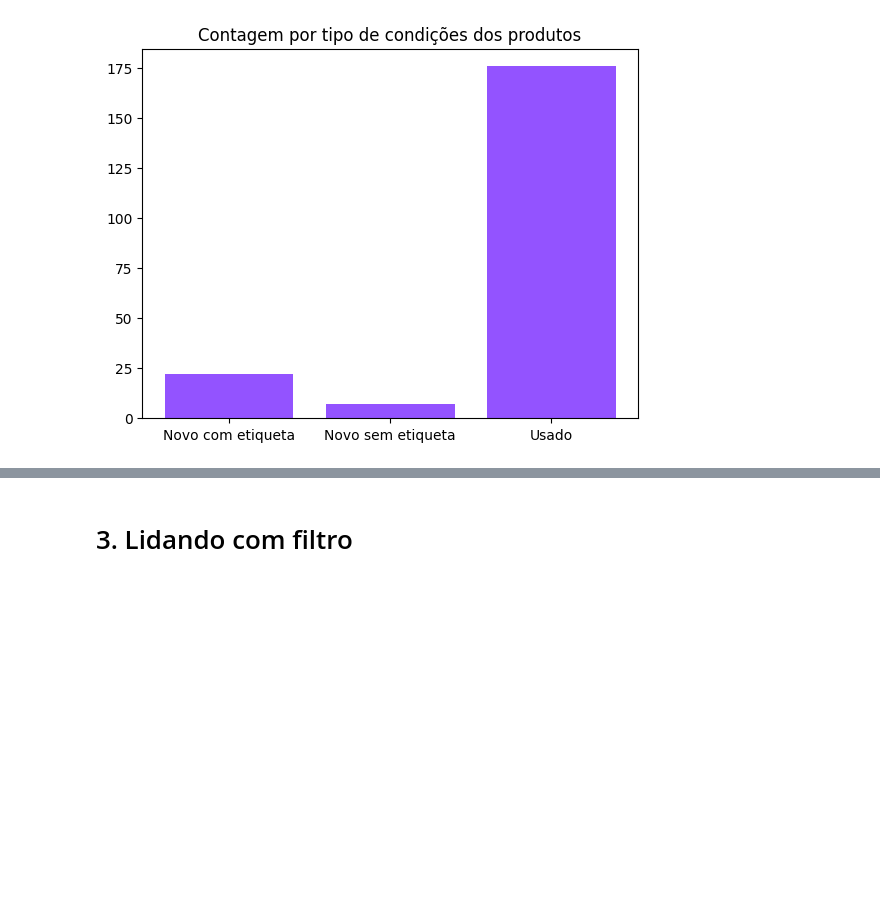
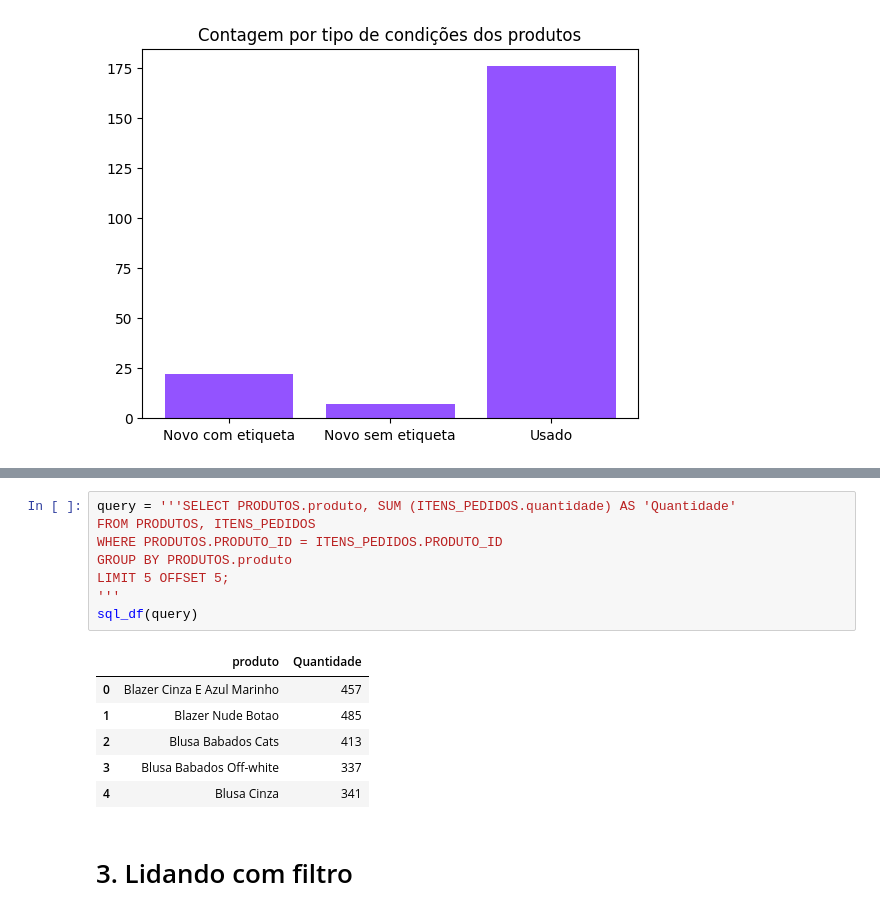
Before and after one commit to renatamontanhana/Python_e_SQL, a Jupyter notebook: Notebook_SQL_e_Python.ipynb, the cells around one changed output, grey strips where cells are left out. Saved outputs shown, nothing was run; the diff lists cells and outputs as text; blank space fills up the shorter version.

```diff
--- a/Notebook_SQL_e_Python.ipynb
+++ b/Notebook_SQL_e_Python.ipynb
@@ -101,3 +153,18 @@ plt.show()
+# %%
+query = '''SELECT PRODUTOS.produto, SUM (ITENS_PEDIDOS.quantidade) AS 'Quantidade'
+FROM PRODUTOS, ITENS_PEDIDOS
+WHERE PRODUTOS.PRODUTO_ID = ITENS_PEDIDOS.PRODUTO_ID
+GROUP BY PRODUTOS.produto
+LIMIT 5 OFFSET 5;
+'''
+sql_df(query)
+# %% [output]
+|  | produto | Quantidade |
+| 0 | Blazer Cinza E Azul Marinho | 457 |
+| 1 | Blazer Nude Botao | 485 |
+| 2 | Blusa Babados Cats | 413 |
+| 3 | Blusa Babados Off-white | 337 |
+| 4 | Blusa Cinza | 341 |
 # %% [markdown]
 # 3. Lidando com filtro
 # %% [markdown]
```
Also changed, not shown: parts of 4 cells of this notebook.
